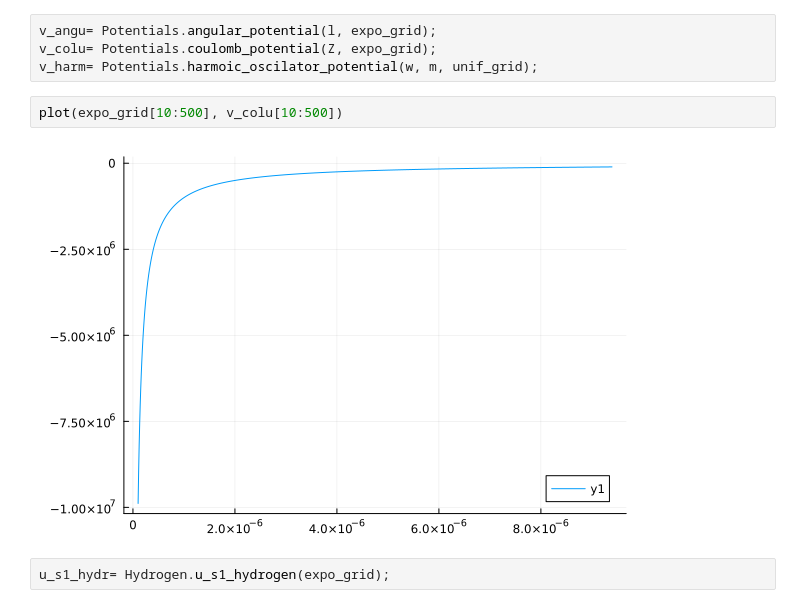
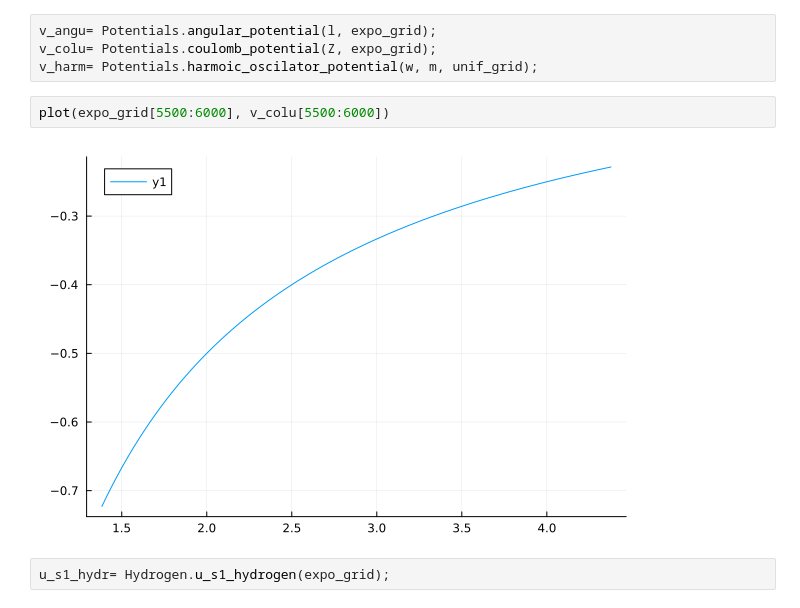
Before and after one commit to zeledon14/neutral_atom_solver, a Jupyter notebook: dev.ipynb, the cells around one changed output. Saved outputs shown, nothing was run; the diff lists cells and outputs as text.

```diff
--- a/dev.ipynb
+++ b/dev.ipynb
@@ -34,10 +37,10 @@ expo_grid= Grids.exponential_grid(r_max, Z);
 v_angu= Potentials.angular_potential(l, expo_grid);
 v_colu= Potentials.coulomb_potential(Z, expo_grid);
 v_harm= Potentials.harmoic_oscilator_potential(w, m, unif_grid);
-# %%
-plot(expo_grid[10:500], v_colu[10:500])
-# %% [output]
-[figure, removed]
+# %%
+plot(expo_grid[5500:6000], v_colu[5500:6000])
+# %% [output]
+[figure, added]
 # %%
 u_s1_hydr= Hydrogen.u_s1_hydrogen(expo_grid);
 # %%
```
Also changed, not shown: parts of 10 cells of this notebook, 7 other files.
